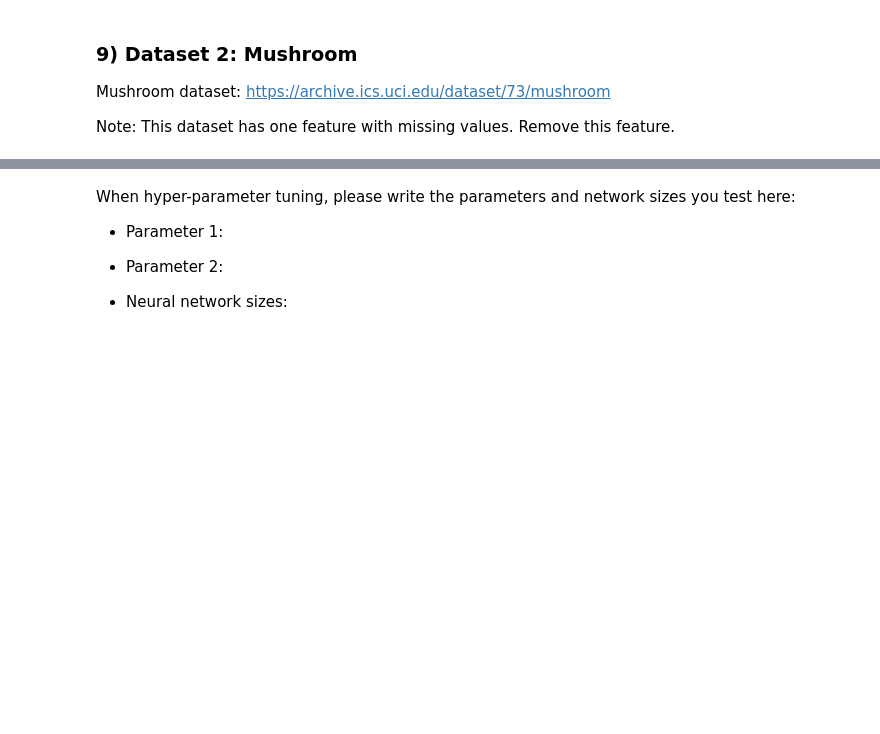
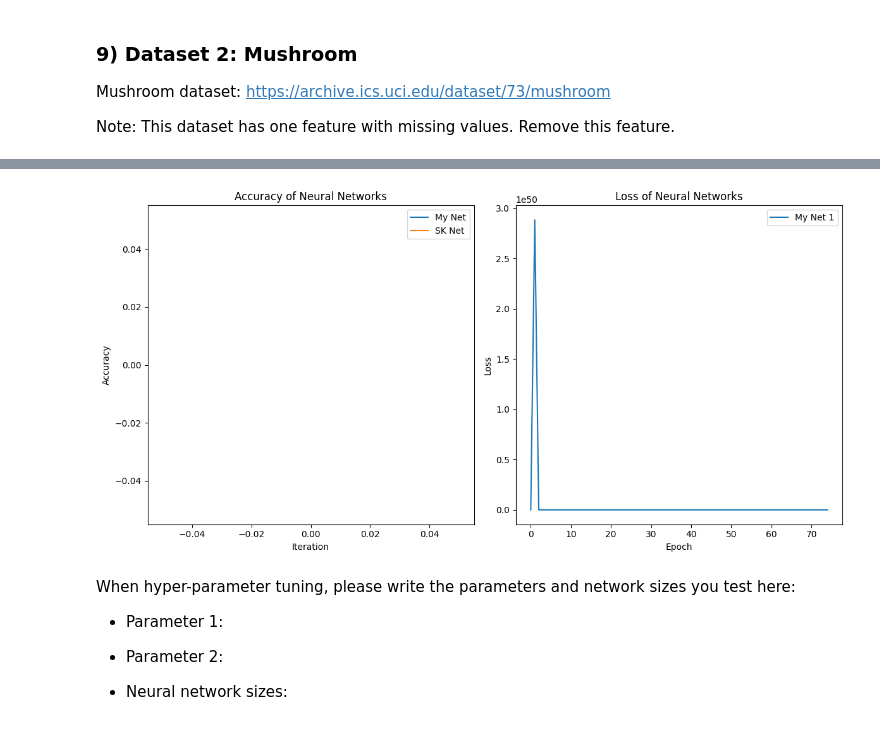
Before and after one commit to JoelScarinius/Neural_Network, a Jupyter notebook: ML-Assignment_3_Joel_Scarinius_Stavmo.ipynb, the cells around one changed output, grey strips where cells are left out. Saved outputs shown, nothing was run; the diff lists cells and outputs as text; code cells hidden in the pictures; blank space fills up the shorter version.

```diff
--- a/ML-Assignment_3_Joel_Scarinius_Stavmo.ipynb
+++ b/ML-Assignment_3_Joel_Scarinius_Stavmo.ipynb
@@ -264,6 +264,8 @@ class NeuralNet(object):
 
         loss = MSE_loss(activation,y)
         d_activations = d_MSE_loss(activation,y) # NOTE: The final output can be "seen as" the final activations, thus the name.
+        # loss = BCE_loss(activation,y)
+        # d_activations = d_BCE_loss(activation,y) # NOTE: The final output can be "seen as" the final activations, thus the name.
 
         for i, (
             layer_weights,
@@ -301,11 +303,11 @@ class NeuralNet(object):
         best_val_loss = float("inf")
         early_stop_cnt = 0
         if use_validation_data:
-            X_train = x[: int((len(x) * 0.8)), :]
-            y_train = y[: int((len(y) * 0.8)), :]
+            X_train = x[: int(x.shape[0] * 0.8), :]
+            y_train = y[: int(y.shape[0] * 0.8), :]
 
-            X_val = x[len(X_train) :]
-            y_val = y[len(y_train) :]
+            X_val = x[X_train.shape[0] :]
+            y_val = y[y_train.shape[0] :]
         else:
             X_train, y_train = x, y
         size = X_train.shape[0]
@@ -317,7 +319,7 @@ class NeuralNet(object):
             y_train = y_train[shuffle_idx, :]
             loss = 0
 
-            num_batches = len(X_train) // batch_size
+            num_batches = X_train.shape[0] // batch_size
 
             X_batches = [
                 X_train[i * batch_size : (i + 1) * batch_size]
@@ -325,7 +327,7 @@ class NeuralNet(object):
             ]
             y_batches = [y_train[i * batch_size:(i + 1) * batch_size] for i in range(num_batches)]
 
-            if len(X_train) % batch_size != 0:
+            if X_train.shape[0] % batch_size != 0:
                 X_batches = X_batches[:-1]
                 y_batches = y_batches[:-1]
 
@@ -617,14 +635,88 @@ Mushroom dataset: https://archive.ics.uci.edu/dataset/73/mushroom
 
 Note: This dataset has one feature with missing values. Remove this feature.
 # %%
-data_mushroom = pd.read_csv("mushroom.csv").to_numpy()
+data_mushroom = pd.read_csv("mushroom.csv")
 
 # TODO: Preprocess the data.
+data_mushroom.replace("?", np.nan, inplace=True)
+data_mushroom = data_mushroom.dropna(axis=1)
+
+data_mushroom = data_mushroom.to_numpy()
+features = data_mushroom[:, :-1]
+labels = data_mushroom[:, -1:]
+
+enc = preprocessing.OneHotEncoder()
+enc_features = enc.fit_transform(features)
+
+label_encoder = preprocessing.LabelEncoder()
+encoded_labels = label_encoder.fit_transform(labels)
+encoded_labels = encoded_labels.reshape(-1, 1)
 
 # TODO: Split the data into train and test
+X_train, X_test, y_train, y_test = train_test_split(
+    enc_features.toarray(), encoded_labels, train_size=0.8, shuffle=True
+)
+# TODO: Train a neural network on the data
+neurons = [39, 21]
+accuracies_nn = []
+accuracies_sk_nn = []
+losses_nn = []
+losses_sk_nn = []
 
-# TODO: Train a neural network on the data
+input_dim = X_train.shape[1]
+output_dim = len(np.unique(y_train))
+
+nn = NeuralNet(input_dim=input_dim, output_dim=output_dim, neurons=neurons)
+
+print("My Neural Net:")
+my_loss = nn.train_net(
+    X_train,
+    y_train,
+    batch_size=32,
+    epochs=75,
+    use_validation_data=False,
+    early_stopping=5,
+)
+losses_nn.append(loss_1)
+
+y_unique = np.unique(y_test)
+y_pred = nn.forward(X_test)
+y_pred = y_unique[np.argmax(y_pred, axis=1)]
+accuracy_nn = accuracy_score(y_true=y_test, y_pred=y_pred)
+print("Accuracy My Neural Net:", accuracy_nn)
+# accuracies_nn.append(accuracy_nn)
+
+mlp = MLPClassifier(hidden_layer_sizes=(39, 21), max_iter=75)
+mlp.fit(X_train, y_train)
+
+y_pred = mlp.predict(X_test)
+accuracy_sk = accuracy_score(y_test, y_pred)
+print("Accuracy of sklearn's MLPClassifier:", accuracy_sk)
+# accuracies_sk_nn.append(accuracy_sk)
+
+# print("Mean Accuracy My Neural Net:", np.mean(accuracies_nn))
+# print("Mean Accuracy Sklearn Neural Net:", np.mean(accuracies_sk_nn))
 
 # TODO: Visualize the loss for each epoch
+plt.figure(figsize=(12, 6))
 
-# TODO: Visulaize the test accuracy for each epoch
+plt.subplot(1, 2, 1)
+plt.plot(accuracies_nn, label="My Net")
+plt.plot(accuracies_sk_nn, label="SK Net")
+plt.xlabel("Iteration")
+plt.ylabel("Accuracy")
+plt.title("Accuracy of Neural Networks")
+plt.legend()
+
+plt.subplot(1, 2, 2)
+for i, loss in enumerate(losses_nn):
+    plt.plot(loss, label=f"My Net {i+1}")
+plt.xlabel("Epoch")
+plt.ylabel("Loss")
+plt.title("Loss of Neural Networks")
+plt.legend()
+
+plt.tight_layout()
+plt.show()
+# TODO: Visualize the test accuracy for each epoch
+# %% [output]
@@ -631,3 +741,4 @@ data_mushroom = pd.read_csv("mushroom.csv").to_numpy()
+[figure, added]
 # %% [markdown]
 When hyper-parameter tuning, please write the parameters and network sizes you test here:
 
```
Also changed, not shown: parts of 2 cells of this notebook.
